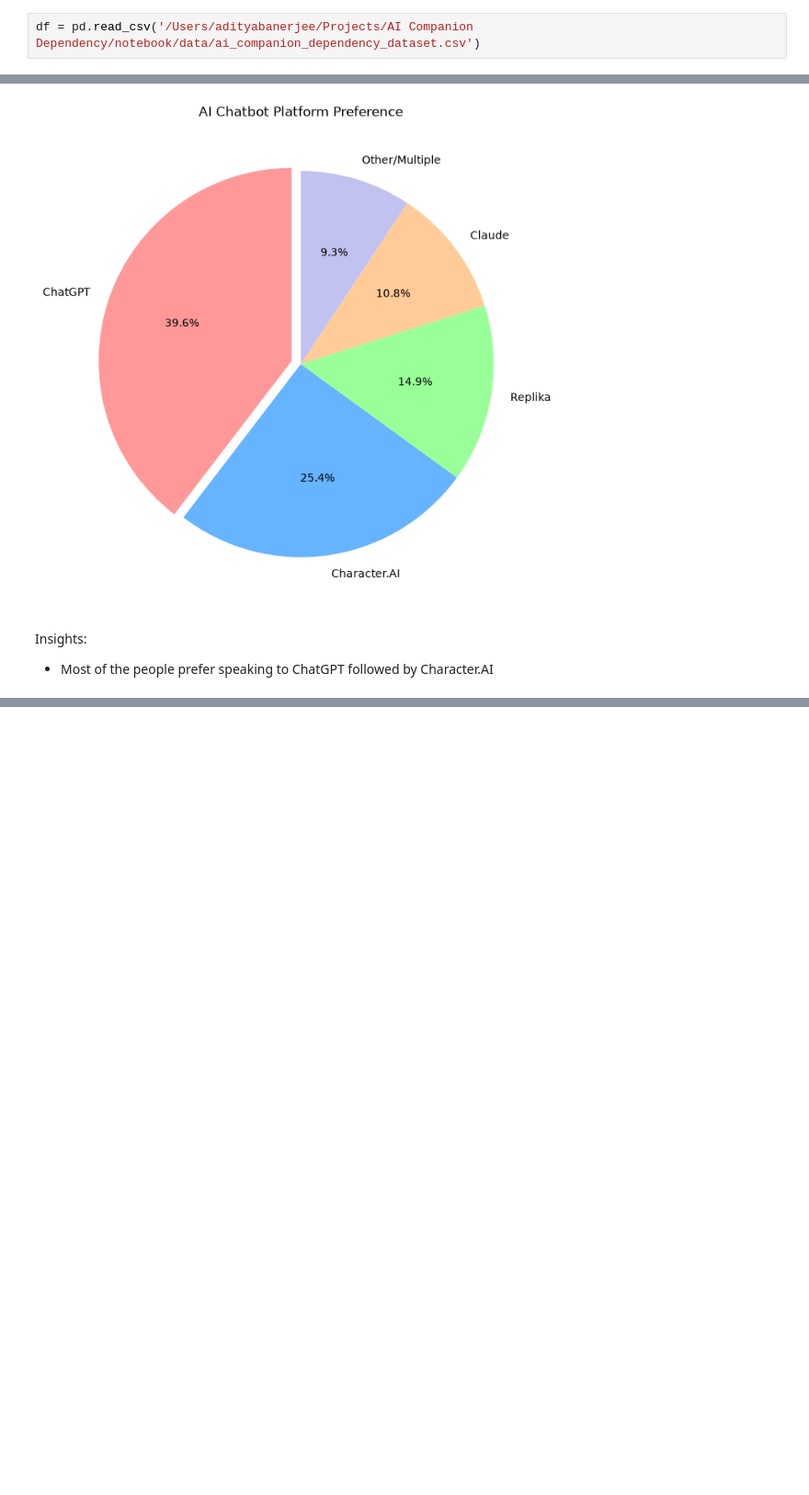
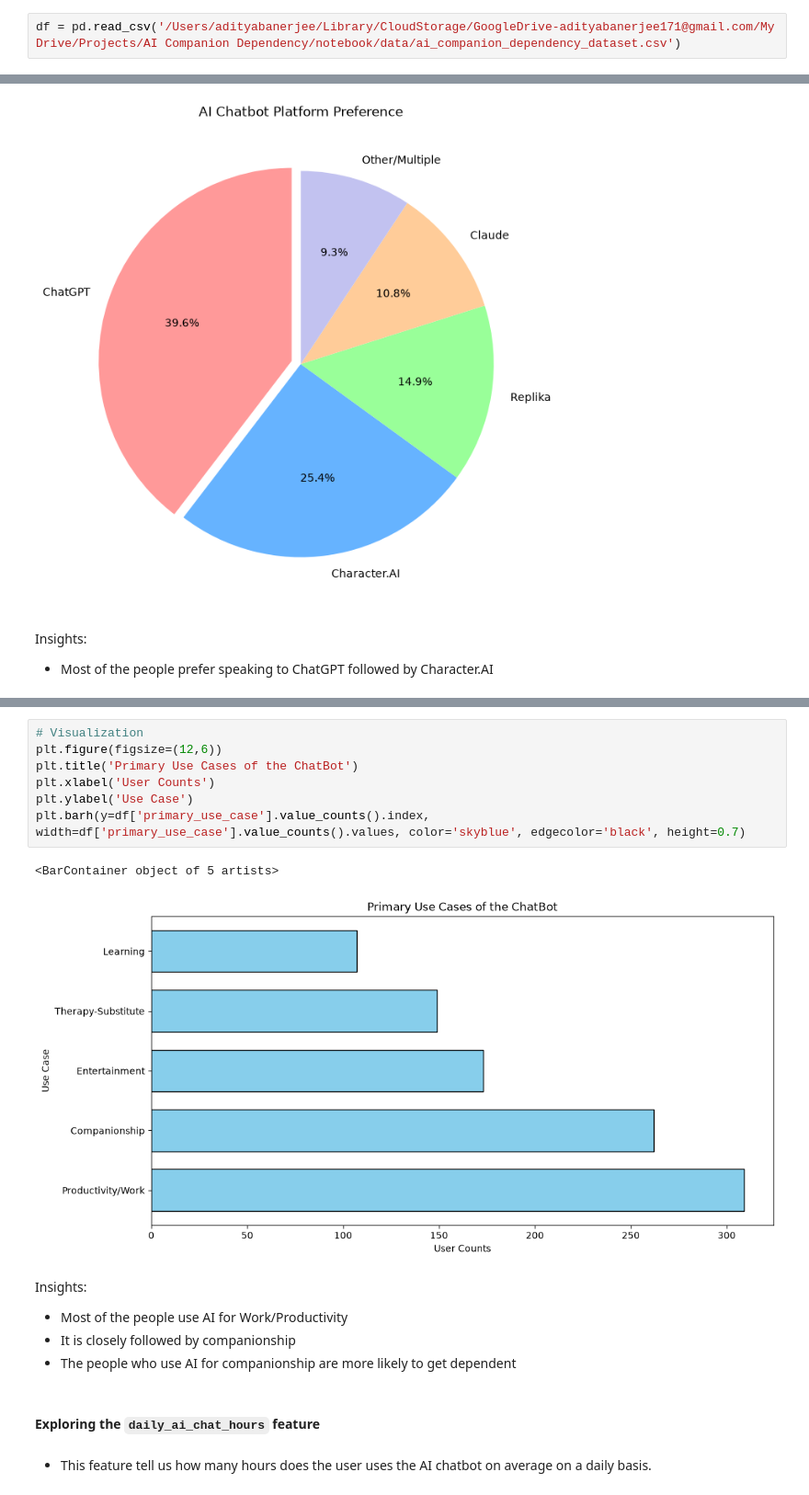
Before and after one commit to adiban17/ai_companion_dependency, a Jupyter notebook: notebook/exploratory_data_analysis.ipynb, the cells around one changed output, grey strips where cells are left out. Shown at 92% size. Cells and saved outputs as stored; diff of their text form; blank space fills up the shorter version.

```diff
--- a/notebook/exploratory_data_analysis.ipynb
+++ b/notebook/exploratory_data_analysis.ipynb
@@ -10,7 +10,7 @@ import seaborn as sns
 # %% [markdown]
 ### Importing the Data
 # %%
-df = pd.read_csv('/Users/adityabanerjee/Projects/AI Companion Dependency/notebook/data/ai_companion_dependency_dataset.csv')
+df = pd.read_csv('/Users/adityabanerjee/Library/CloudStorage/GoogleDrive-adityabanerjee171@gmail.com/My Drive/Projects/AI Companion Dependency/notebook/data/ai_companion_dependency_dataset.csv')
 # %% [markdown]
 ### Exploring the Data
 # %%
@@ -436,0 +453,19 @@ Insights:
+# %%
+# Visualization
+plt.figure(figsize=(12,6))
+plt.title('Primary Use Cases of the ChatBot')
+plt.xlabel('User Counts')
+plt.ylabel('Use Case')
+plt.barh(y=df['primary_use_case'].value_counts().index, width=df['primary_use_case'].value_counts().values, color='skyblue', edgecolor='black', height=0.7)
+# %% [output]
+<BarContainer object of 5 artists>
+[figure, added]
+# %% [markdown]
+Insights:
+- Most of the people use AI for Work/Productivity
+- It is closely followed by companionship
+- The people who use AI for companionship are more likely to get dependent
+# %% [markdown]
+#### Exploring the `daily_ai_chat_hours` feature
+# %% [markdown]
+- This feature tell us how many hours does the user uses the AI chatbot on average on a daily basis.
```
Also changed, not shown: parts of 47 cells of this notebook.
